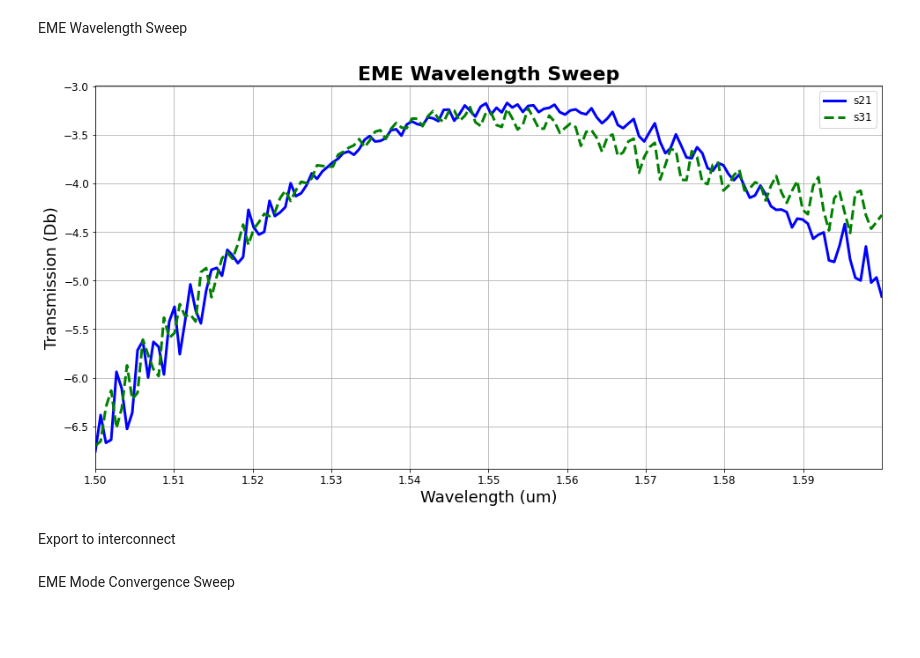
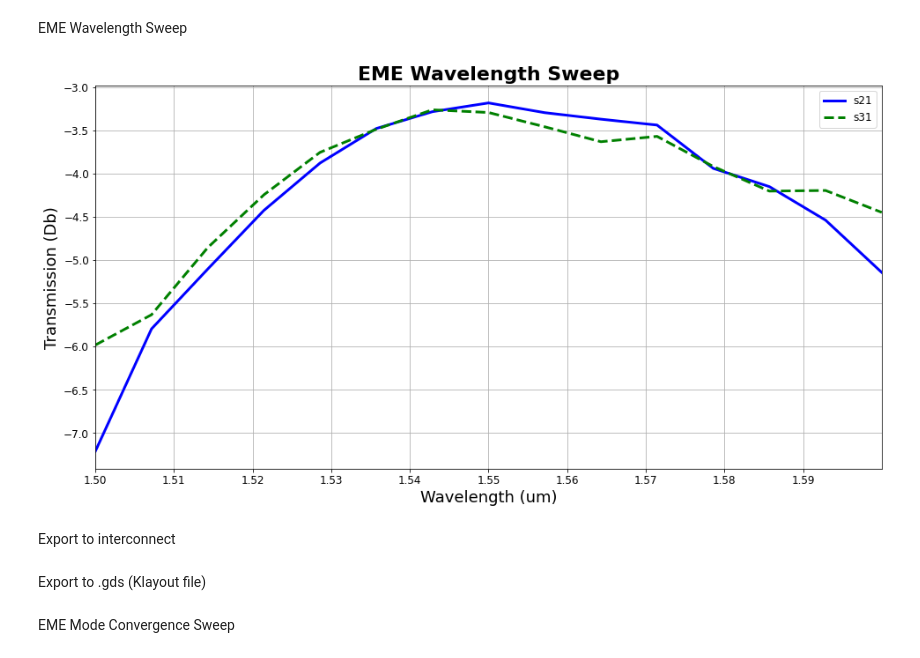
Before and after one commit to Leoopessoa/MMI-Multi-Mode-Interferometer-2x2, a Jupyter notebook: Api_Python_Lumerical.ipynb, the cells around one changed output. Saved outputs shown, nothing was run; the diff lists cells and outputs as text; code cells hidden in the pictures; blank space fills up the shorter version.

```diff
--- a/Api_Python_Lumerical.ipynb
+++ b/Api_Python_Lumerical.ipynb
@@ -15,18 +15,18 @@ from IPython.display import display, Math
 ###############################################################
 # LINUX PATH
 
-# sys.path.append("/opt/lumerical/v221/api/python") #Default linux lumapi path
-# import lumapi
-# sys.path.append(os.path.dirname('/media/leonardo/datam02/MMI-LeonardoPessôa')) #Current directory
+sys.path.append("/opt/lumerical/v221/api/python") #Default linux lumapi path
+import lumapi
+sys.path.append(os.path.dirname('/media/leonardo/datam02/MMI-LeonardoPessôa')) #Current directory
 
 ###############################################################
 # WINDOWS PATH
 
-spec_win = importlib.util.spec_from_file_location('lumapi', 'C:\\Program Files\\Lumerical\\v202\\api\\python\\lumapi.py')
-lumapi = importlib.util.module_from_spec(spec_win)
-os.add_dll_directory("C:/Program Files/Lumerical/v202/api/python")
-sys.path.append(os.path.dirname('D:/AAAAAAAArquivos/Facul/Capacitação/GitHub/MMI-Multi-Mode-Interferometer-2x2'))
-spec_win.loader.exec_module(lumapi)
+# spec_win = importlib.util.spec_from_file_location('lumapi', 'C:\\Program Files\\Lumerical\\v202\\api\\python\\lumapi.py')
+# lumapi = importlib.util.module_from_spec(spec_win)
+# os.add_dll_directory("C:/Program Files/Lumerical/v202/api/python")
+# sys.path.append(os.path.dirname('D:/AAAAAAAArquivos/Facul/Capacitação/GitHub/MMI-Multi-Mode-Interferometer-2x2'))
+# spec_win.loader.exec_module(lumapi)
 # %%
 lum = lumapi.MODE('MMI_Lumerical.lms',False)
 # %% [markdown]
@@ -93,7 +93,7 @@ for i in range(1,3):
     lum.addrect()
     lum.set({
         "x min"    : -2*portlen,
-        "x max"    : -portlen/2,
+        "x max"    : -portlen,
         "y span"   : portyspan,
         "y"        : W/6*((-1)**(i+1)),
         "z span"   : z,
@@ -307,35 +307,35 @@ EME Wavelength Sweep
 # %%
 start = 1.5e-6
 stop = 1.6e-6
 
 lum.setemeanalysis("wavelength sweep", 1)
 lum.setemeanalysis("start wavelength", start)
 lum.setemeanalysis("stop wavelength", stop)
-lum.setemeanalysis("number of wavelength points", 150)
+lum.setemeanalysis("number of wavelength points", 15)
 
 lum.emesweep("wavelength sweep")
 
 S = lum.getemesweep("S_wavelength_sweep")
 span = S['wavelength']*1e6
 
 s21 = 10*lum.log10(abs(S['s21'])**2)
 s31 = 10*lum.log10(abs(S['s31'])**2)
 
 plt.figure(figsize=(16, 8), edgecolor= 'white', facecolor= 'white')
 
 plt.plot(span, s21, label = 's21', linewidth = '3', color = 'blue')
 plt.plot(span, s31, 'r--', label = 's31', linewidth = '3', color = 'green')
 plt.xlim(start*1e6,stop*1e6)
 plt.title("EME Wavelength Sweep", fontsize = 22, fontweight='bold')
 plt.legend(fontsize = 12, loc = "upper right")
 plt.xlabel("Wavelength (um)", fontsize = 18)
 plt.xticks(np.arange(start*1e6,stop*1e6,step=0.01),fontsize=12)
 plt.yticks(fontsize=12)
 plt.ylabel("Transmission (Db)", fontsize = 18)
 plt.grid(True)
 plt.savefig('EME Wavelength Sweep')
 # %% [output]
-[figure, old version]
+[figure, new version]
 # %% [markdown]
 Export to interconnect
 # %%
@@ -343,0 +343,2 @@ lum.exportemesweep("S_wavelength_sweep.s3p", "touchstone")
+# %% [markdown]
+Export to .gds (Klayout file)
```
Also changed, not shown: parts of 2 cells of this notebook, 5 other files.
